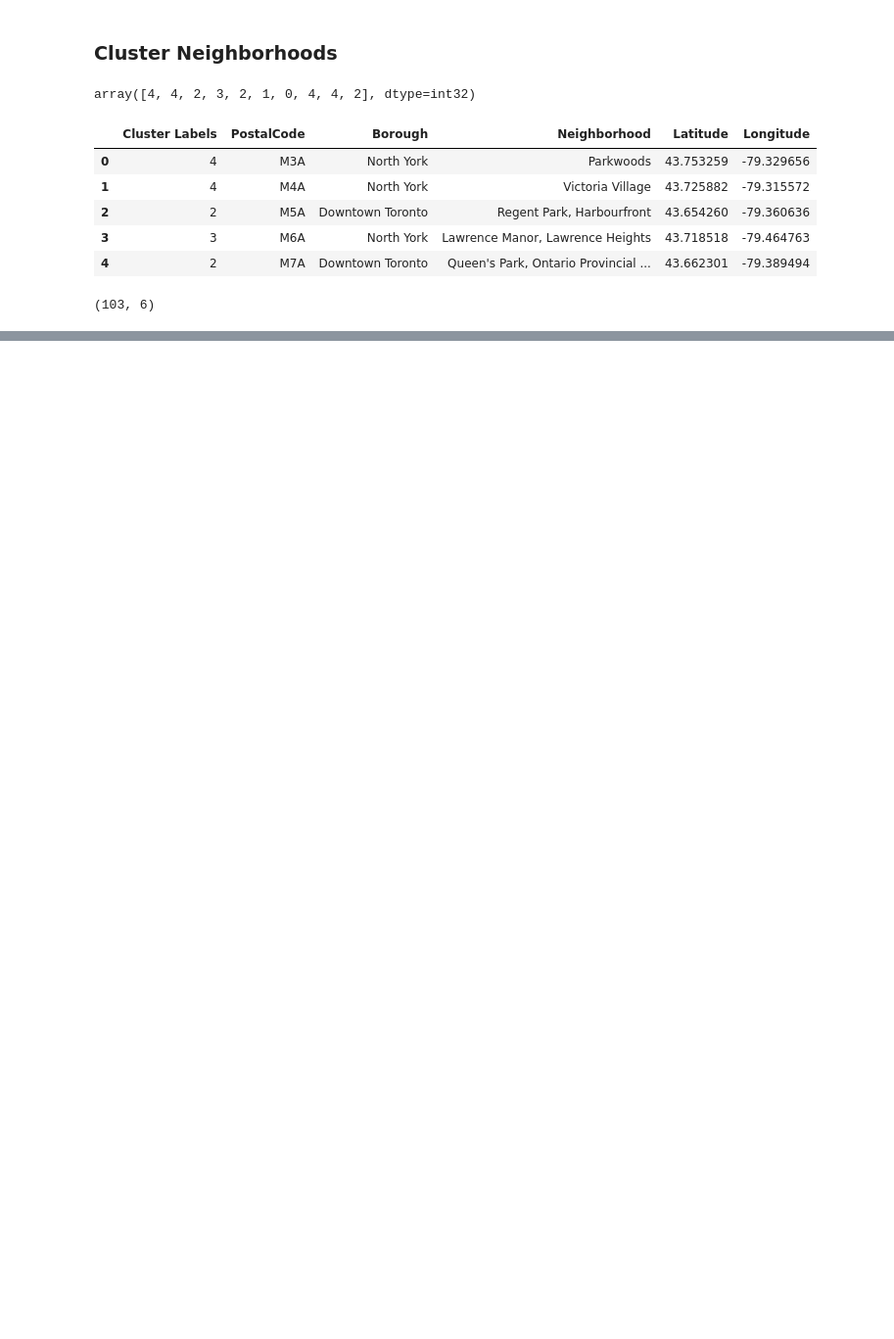
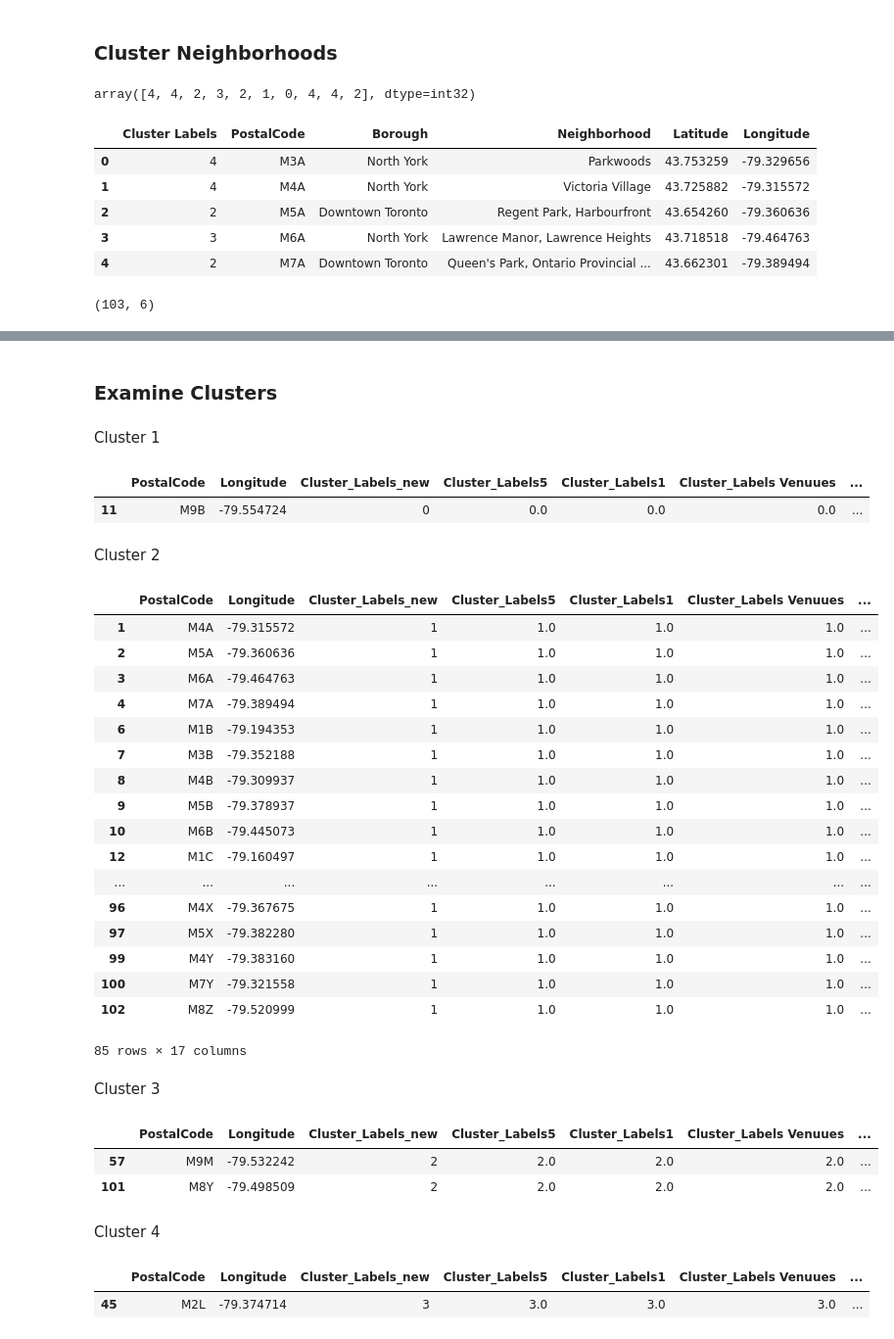
Before and after one commit to SP-123/Coursera_Capstone, a Jupyter notebook: Segmenting and Clustering Neighborhoods in Toronto copy 2.ipynb, the cells around one changed output, grey strips where cells are left out. Shown at 98% size. Drawn from its saved outputs; the diff is of its cells as text; code cells hidden in the pictures; blank space fills up the shorter version.

```diff
--- a/Segmenting and Clustering Neighborhoods in Toronto copy 2.ipynb
+++ b/Segmenting and Clustering Neighborhoods in Toronto copy 2.ipynb
@@ -315,0 +692,47 @@ map_clusters
+# %% [markdown]
+### Examine Clusters
+# %% [markdown]
+Cluster 1
+# %%
+toronto_merged.loc[toronto_merged['Cluster_Labels_new'] == 0, toronto_merged.columns[[1] + list(range(5, toronto_merged.shape[1]))]]
+# %% [output]
+|  | PostalCode | Longitude | Cluster_Labels_new | Cluster_Labels5 | Cluster_Labels1 | Cluster_Labels Venuues | ... |
+| 11 | M9B | -79.554724 | 0 | 0.0 | 0.0 | 0.0 | ... |
+# %% [markdown]
+Cluster 2
+# %%
+toronto_merged.loc[toronto_merged['Cluster_Labels_new'] == 1, toronto_merged.columns[[1] + list(range(5, toronto_merged.shape[1]))]]
+# %% [output]
+|  | PostalCode | Longitude | Cluster_Labels_new | Cluster_Labels5 | Cluster_Labels1 | Cluster_Labels Venuues | ... |
+| 1 | M4A | -79.315572 | 1 | 1.0 | 1.0 | 1.0 | ... |
+| 2 | M5A | -79.360636 | 1 | 1.0 | 1.0 | 1.0 | ... |
+| 3 | M6A | -79.464763 | 1 | 1.0 | 1.0 | 1.0 | ... |
+| 4 | M7A | -79.389494 | 1 | 1.0 | 1.0 | 1.0 | ... |
+| 6 | M1B | -79.194353 | 1 | 1.0 | 1.0 | 1.0 | ... |
+| 7 | M3B | -79.352188 | 1 | 1.0 | 1.0 | 1.0 | ... |
+| 8 | M4B | -79.309937 | 1 | 1.0 | 1.0 | 1.0 | ... |
+| 9 | M5B | -79.378937 | 1 | 1.0 | 1.0 | 1.0 | ... |
+| 10 | M6B | -79.445073 | 1 | 1.0 | 1.0 | 1.0 | ... |
+| 12 | M1C | -79.160497 | 1 | 1.0 | 1.0 | 1.0 | ... |
+| ... | ... | ... | ... | ... | ... | ... | ... |
+| 96 | M4X | -79.367675 | 1 | 1.0 | 1.0 | 1.0 | ... |
+| 97 | M5X | -79.382280 | 1 | 1.0 | 1.0 | 1.0 | ... |
+| 99 | M4Y | -79.383160 | 1 | 1.0 | 1.0 | 1.0 | ... |
+| 100 | M7Y | -79.321558 | 1 | 1.0 | 1.0 | 1.0 | ... |
+| 102 | M8Z | -79.520999 | 1 | 1.0 | 1.0 | 1.0 | ... |
+85 rows × 17 columns
+# %% [markdown]
+Cluster 3
+# %%
+toronto_merged.loc[toronto_merged['Cluster_Labels_new'] == 2, toronto_merged.columns[[1] + list(range(5, toronto_merged.shape[1]))]]
+# %% [output]
+|  | PostalCode | Longitude | Cluster_Labels_new | Cluster_Labels5 | Cluster_Labels1 | Cluster_Labels Venuues | ... |
+| 57 | M9M | -79.532242 | 2 | 2.0 | 2.0 | 2.0 | ... |
+| 101 | M8Y | -79.498509 | 2 | 2.0 | 2.0 | 2.0 | ... |
+# %% [markdown]
+Cluster 4
+# %%
+toronto_merged.loc[toronto_merged['Cluster_Labels_new'] == 3, toronto_merged.columns[[1] + list(range(5, toronto_merged.shape[1]))]]
+# %% [output]
+|  | PostalCode | Longitude | Cluster_Labels_new | Cluster_Labels5 | Cluster_Labels1 | Cluster_Labels Venuues | ... |
+| 45 | M2L | -79.374714 | 3 | 3.0 | 3.0 | 3.0 | ... |
```
Also changed, not shown: parts of 32 cells of this notebook.
